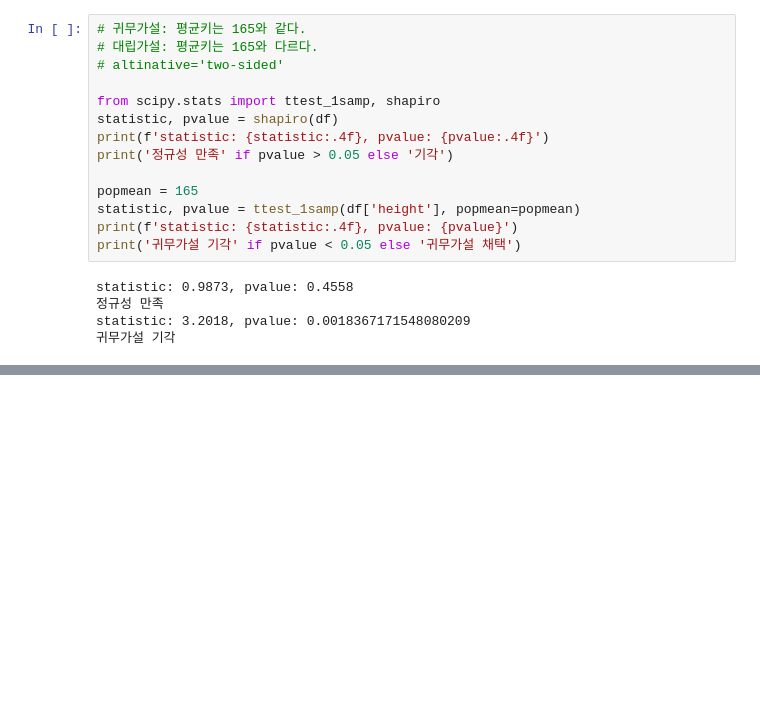
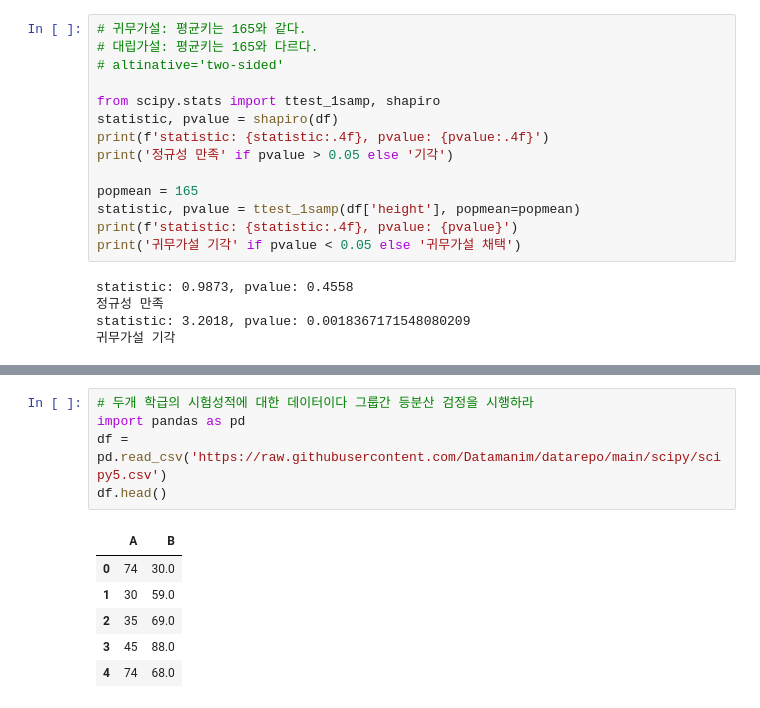
Before and after one commit to Minhyeok-kimm/TIL, a Jupyter notebook: 빅데이터분석기사/작업3유형(datamanim).ipynb, the cells around one changed output, grey strips where cells are left out. Drawn from its saved outputs; the diff is of its cells as text; blank space fills up the shorter version.

```diff
--- a/빅데이터분석기사/작업3유형(datamanim).ipynb
+++ b/빅데이터분석기사/작업3유형(datamanim).ipynb
@@ -132,0 +216,12 @@ statistic: 3.2018, pvalue: 0.0018367171548080209
+# %%
+# 두개 학급의 시험성적에 대한 데이터이다 그룹간 등분산 검정을 시행하라
+import pandas as pd
+df = pd.read_csv('https://raw.githubusercontent.com/Datamanim/datarepo/main/scipy/scipy5.csv')
+df.head()
+# %% [output]
+|  | A | B |
+| 0 | 74 | 30.0 |
+| 1 | 30 | 59.0 |
+| 2 | 35 | 69.0 |
+| 3 | 45 | 88.0 |
+| 4 | 74 | 68.0 |
```
Also changed, not shown: parts of 10 cells of this notebook, 1 other file.
